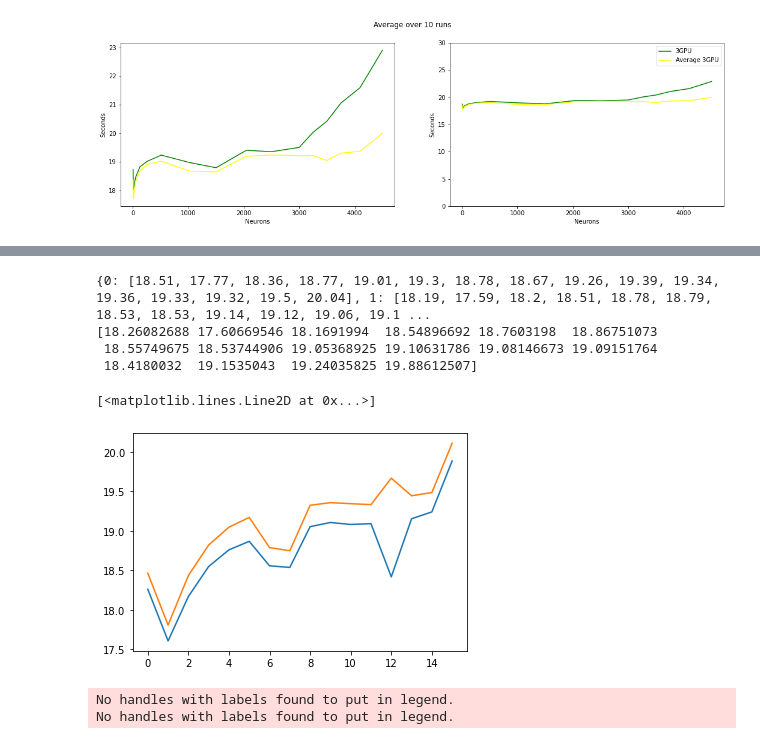
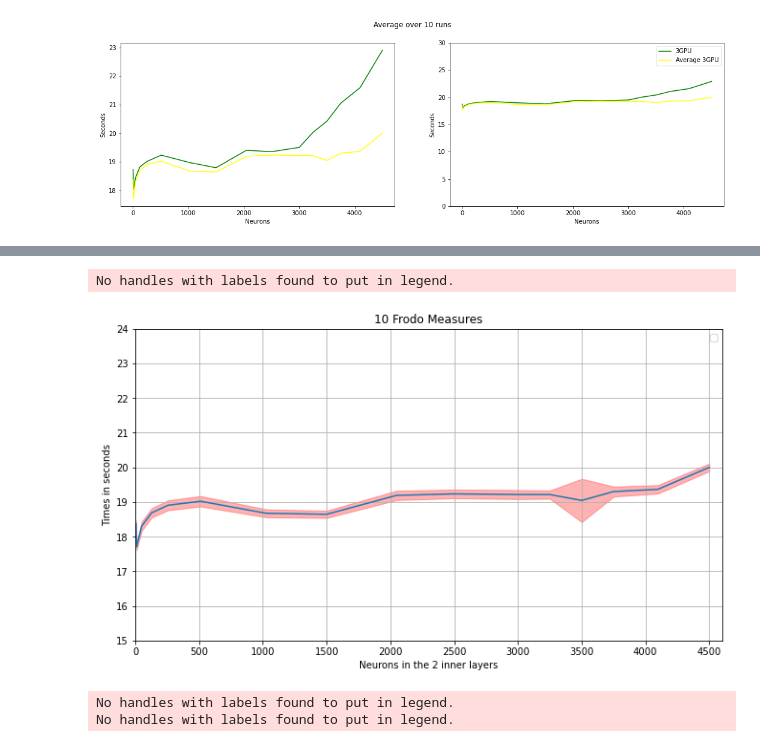
Before and after one commit to toelt-llc/TOELT-tfrabbit, a Jupyter notebook: code/notebooks/plot_results.ipynb, the cells around one changed output, grey strips where cells are left out. Drawn from its saved outputs; the diff is of its cells as text; code cells hidden in the pictures.

Commit message:
plot results ordering

```diff
--- a/code/notebooks/plot_results.ipynb
+++ b/code/notebooks/plot_results.ipynb
@@ -151,38 +149,26 @@ No handles with labels found to put in legend.
-# %%
-import numpy as np
-nptimes = np.asarray(times[0])
-
-stds = []
-timesarray = []
-timesdic = {}
-for j in range(16):
-    timesdic[j] = []
-    for i in range(10):
-        #print(times[i])
-        timesdic[j].append(times[i][j])
-    #print(timesdic[j])
-    stds.append(np.std(np.asarray(timesdic[j])))
-
-print(times)
-timesdic
-stds
-print(np.asarray(frod_times_avg)-np.asarray(stds))
-min = np.asarray(frod_times_avg)-np.asarray(stds)
-max = np.asarray(frod_times_avg)+np.asarray(stds)
-plt.plot(min)
-plt.plot(max)
-
-
-
-
-#plt.fill_between(range(6),means-stds,means+stds,alpha=.1)
-# %% [output]
-{0: [18.51, 17.77, 18.36, 18.77, 19.01, 19.3, 18.78, 18.67, 19.26, 19.39, 19.34, 19.36, 19.33, 19.32, 19.5, 20.04], 1: [18.19, 17.59, 18.2, 18.51, 18.78, 18.79, 18.53, 18.53, 19.14, 19.12, 19.06, 19.1 ...
-[18.26082688 17.60669546 18.1691994  18.54896692 18.7603198  18.86751073
- 18.55749675 18.53744906 19.05368925 19.10631786 19.08146673 19.09151764
- 18.4180032  19.1535043  19.24035825 19.88612507]
-[<matplotlib.lines.Line2D at 0x...>]
-[figure, removed]
+# %%
+# Comparing the 10 measures used for the 'average'
+plt.figure(figsize=(11,6))
+plt.title('10 Frodo Measures')
+min = np.asarray(frod_times_avg)-np.asarray(stds)
+max = np.asarray(frod_times_avg)+np.asarray(stds)
+
+
+plt.ylim(15,24)
+plt.ylabel('Times in seconds')
+plt.xlim(-1,4600)
+plt.xlabel('Neurons in the 2 inner layers')
+plt.grid(True)
+plt.xticks([i for i in range(0,5000,500)])
+plt.plot(neurons, frod_times_avg)
+plt.fill_between(neurons,min.tolist(),max.tolist(),alpha=.3, color='red')
+plt.legend()
+
+plt.savefig('../saved_results/figures/10measures.png', bbox_inches='tight')
+plt.show()
+# %% [output]
+No handles with labels found to put in legend.
+[figure, added]
 # %%
 # Combination
 fig, ((ax1, ax2), (ax3, ax4)) = plt.subplots(2,2, figsize=(18,10))
```
Also changed, not shown: parts of 1 cell of this notebook, 1 other file.
